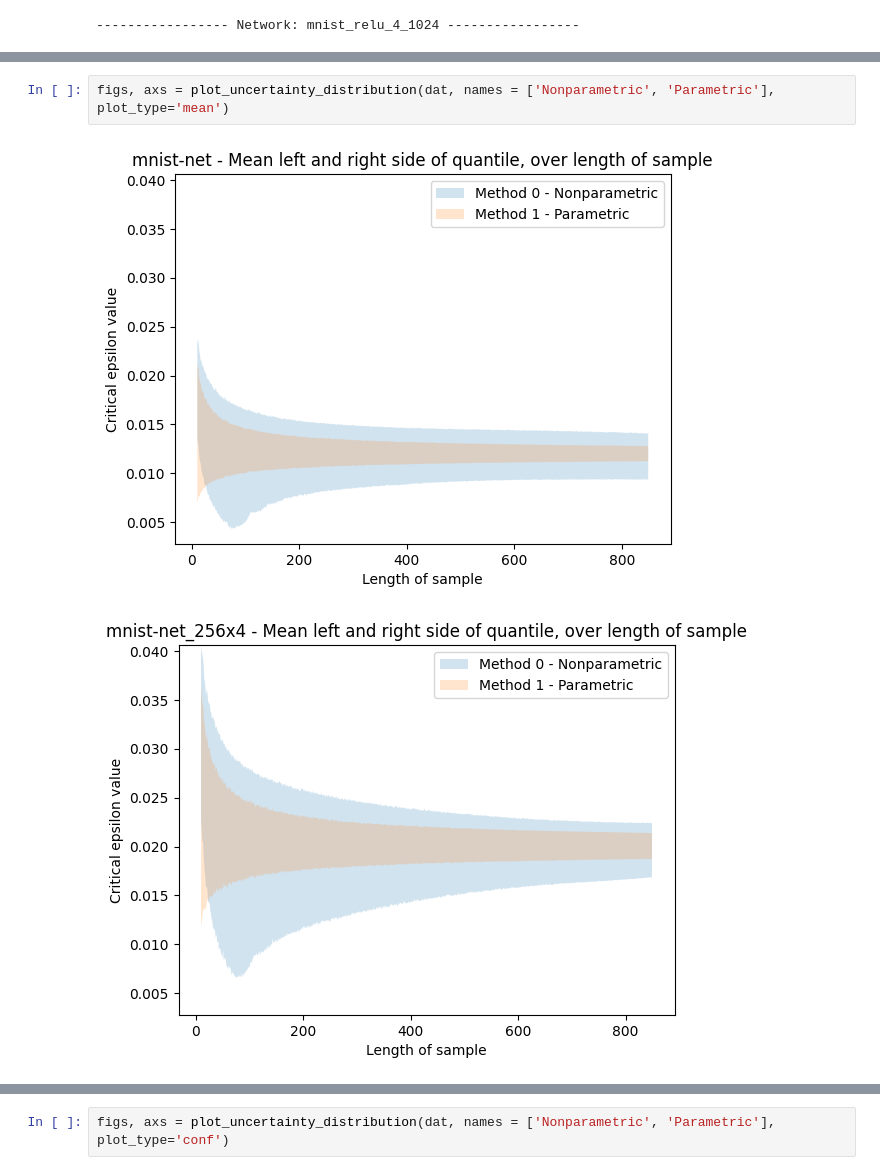
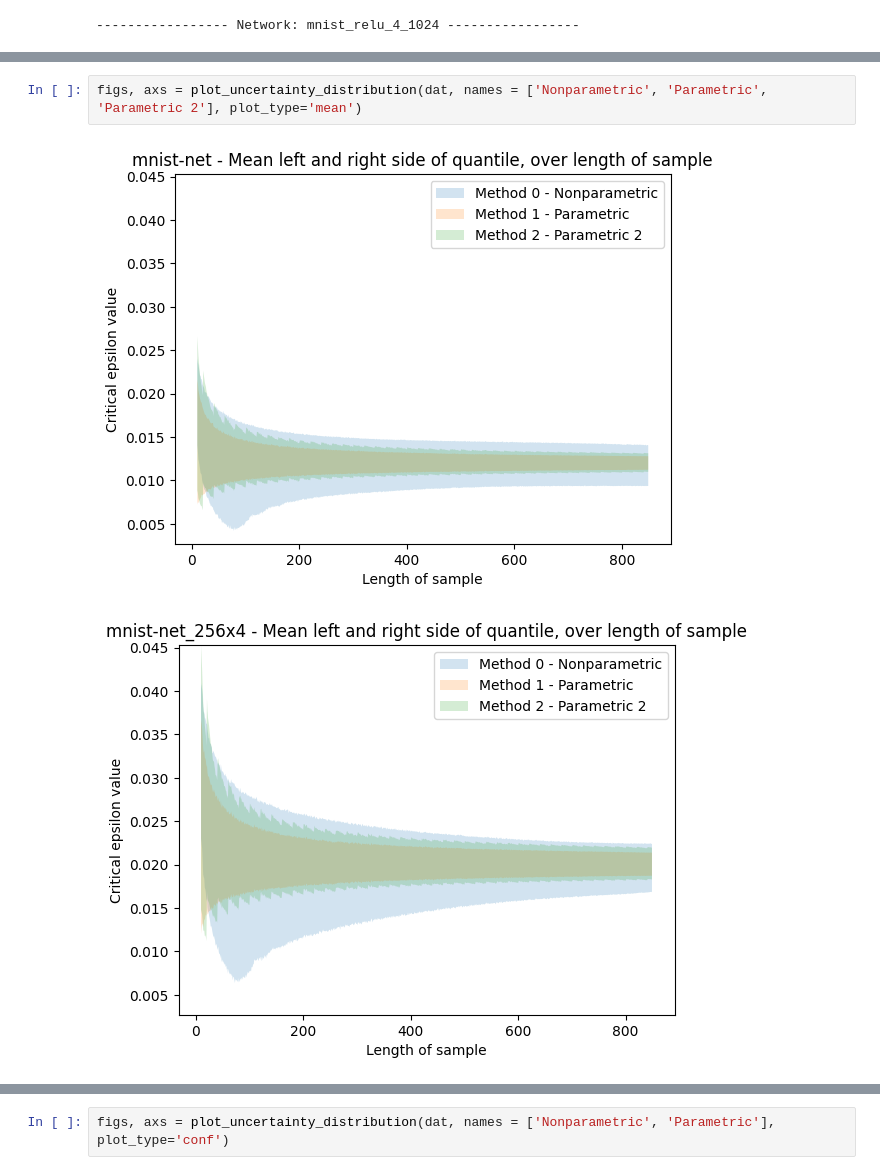
Before and after one commit to lionelkiel/Robustness-Metric, a Jupyter notebook: ResultsPlots.ipynb, the cells around one changed output, grey strips where cells are left out. Cells and saved outputs as stored; diff of their text form.

```diff
--- a/ResultsPlots.ipynb
+++ b/ResultsPlots.ipynb
@@ -53,5 +55,5 @@ figs, axs = plot_binary(dat, names = ['Nonparametric', 'Parametric'])
 # %%
-figs, axs = plot_uncertainty_distribution(dat, names = ['Nonparametric', 'Parametric'], plot_type='mean')
+figs, axs = plot_uncertainty_distribution(dat, names = ['Nonparametric', 'Parametric', 'Parametric 2'], plot_type='mean')
 # %% [output]
-[figure, old version]
+[figure, new version]
-[figure, old version]
+[figure, new version]
```
Also changed, not shown: parts of 4 cells of this notebook, 4 other files.
